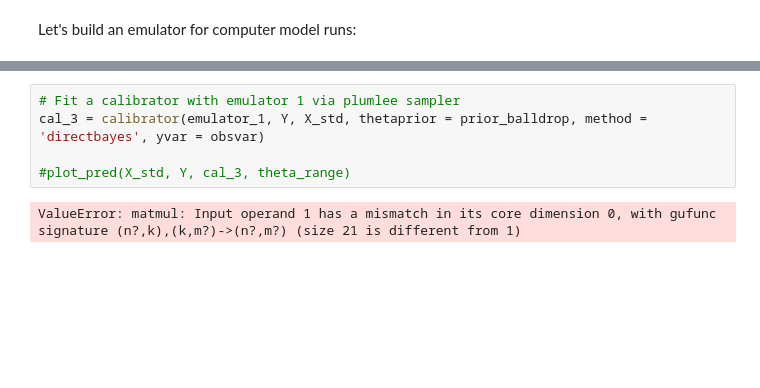
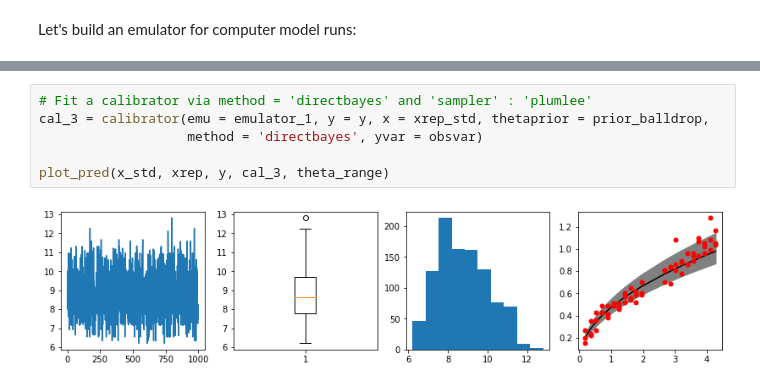
Before and after one commit to catatonicpig/ModCal, a Jupyter notebook: examples/Example3/Example3_nb.ipynb, the cells around one changed output, grey strips where cells are left out. Saved outputs shown, nothing was run; the diff lists cells and outputs as text; blank space fills up the shorter version.

```diff
--- a/examples/Example3/Example3_nb.ipynb
+++ b/examples/Example3/Example3_nb.ipynb
@@ -184,7 +188,8 @@ plot_pred(X_std, Y, cal_2, theta_range)
 # %%
-# Fit a calibrator with emulator 1 via plumlee sampler
-cal_3 = calibrator(emulator_1, Y, X_std, thetaprior = prior_balldrop, method = 'directbayes', yvar = obsvar)
+# Fit a calibrator via method = 'directbayes' and 'sampler' : 'plumlee'
+cal_3 = calibrator(emu = emulator_1, y = y, x = xrep_std, thetaprior = prior_balldrop,
+                   method = 'directbayes', yvar = obsvar)
 
-#plot_pred(X_std, Y, cal_3, theta_range)
+plot_pred(x_std, xrep, y, cal_3, theta_range)
 # %% [output]
-ValueError: matmul: Input operand 1 has a mismatch in its core dimension 0, with gufunc signature (n?,k),(k,m?)->(n?,m?) (size 21 is different from 1)
+[figure, added]
```
Also changed, not shown: parts of 26 cells of this notebook, 6 other files.
